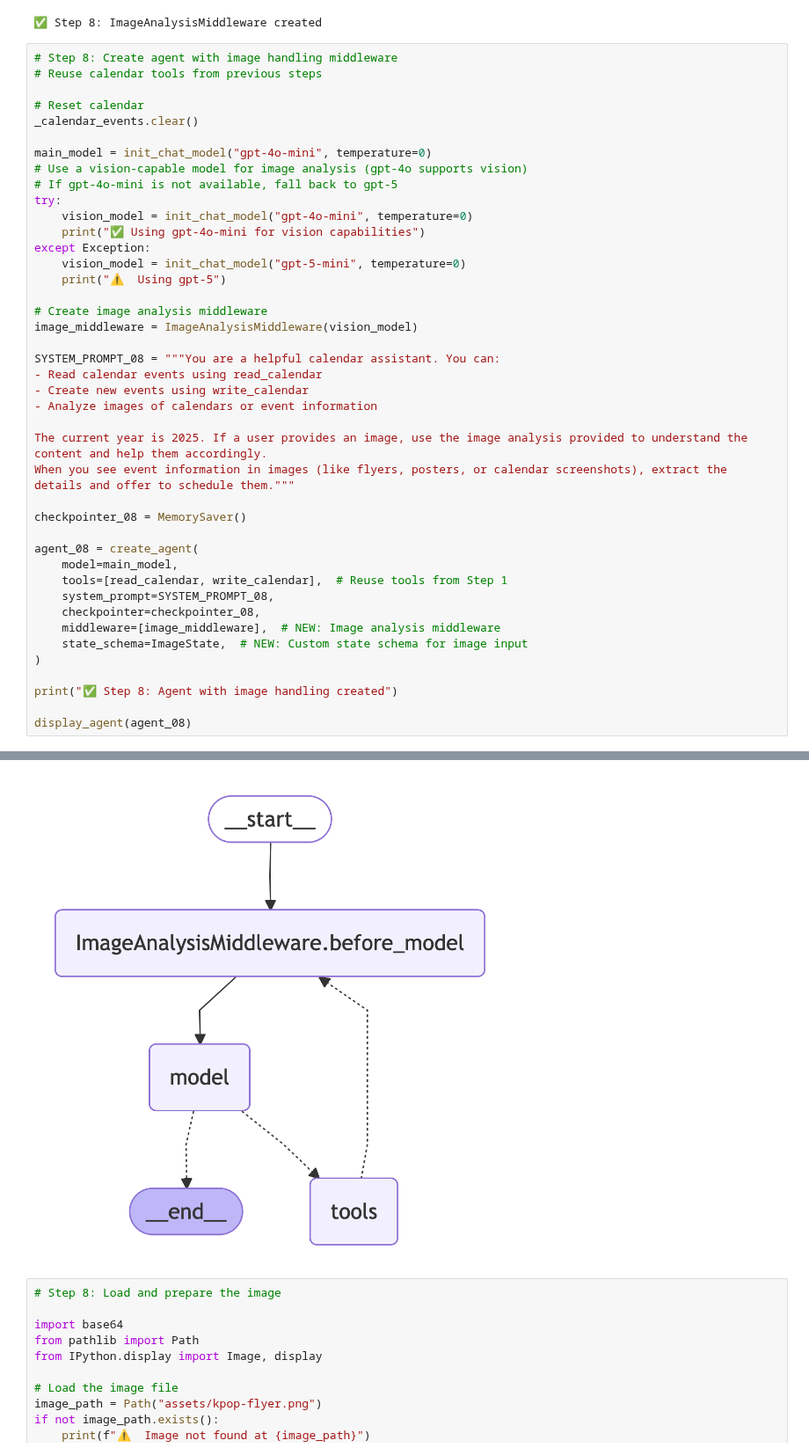
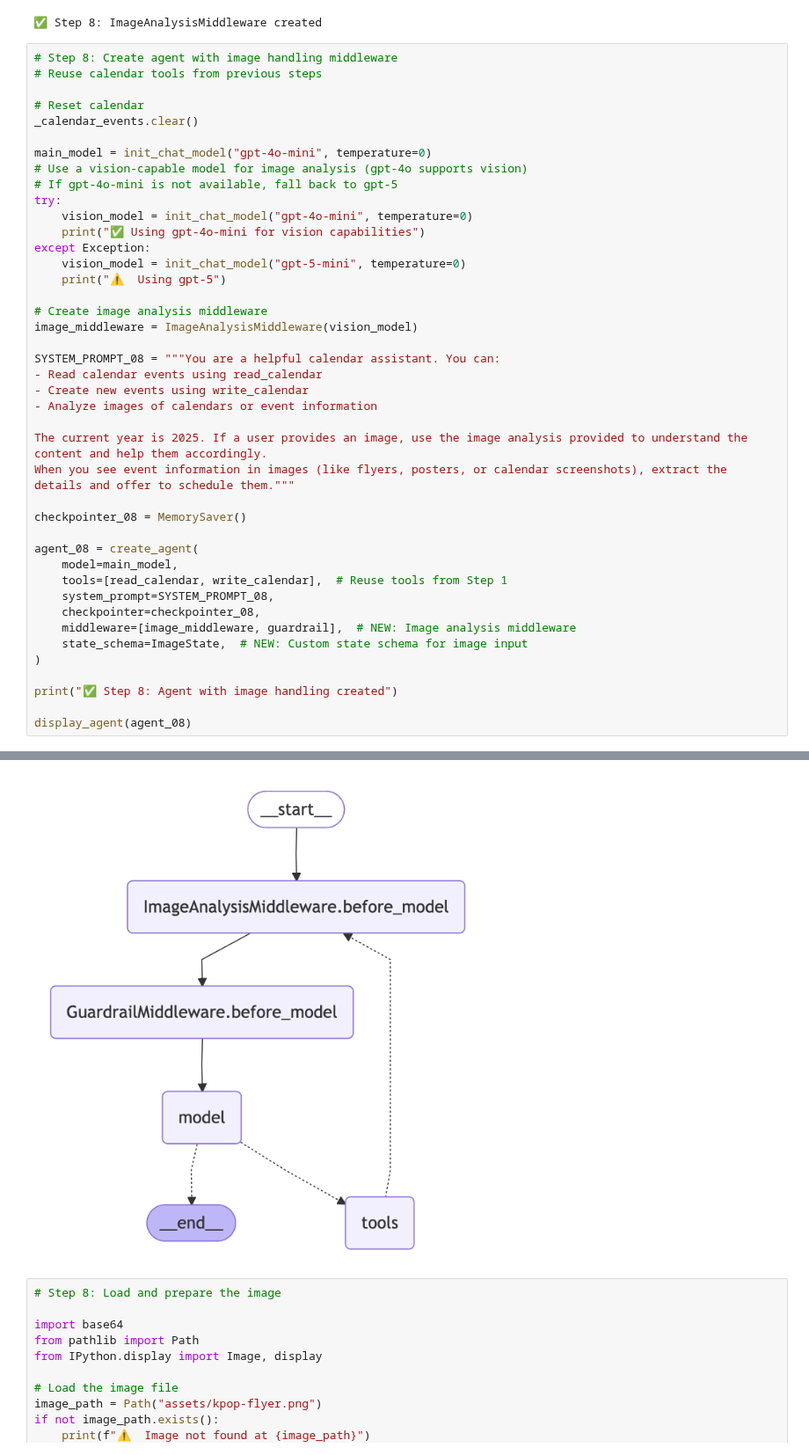
Before and after one commit to langchain-samples/planner-agent-workshop, a Jupyter notebook: workshop_notebook.ipynb, the cells around one changed output, grey strips where cells are left out. Shown at 88% size. Cells and saved outputs as stored; diff of their text form.

```diff
--- a/workshop_notebook.ipynb
+++ b/workshop_notebook.ipynb
@@ -1149,35 +1150,35 @@ except Exception:
     vision_model = init_chat_model("gpt-5-mini", temperature=0)
     print("⚠️  Using gpt-5")
 
 # Create image analysis middleware
 image_middleware = ImageAnalysisMiddleware(vision_model)
 
 SYSTEM_PROMPT_08 = """You are a helpful calendar assistant. You can:
 - Read calendar events using read_calendar
 - Create new events using write_calendar
 - Analyze images of calendars or event information
 
 The current year is 2025. If a user provides an image, use the image analysis provided to understand the content and help them accordingly.
 When you see event information in images (like flyers, posters, or calendar screenshots), extract the details and offer to schedule them."""
 
 checkpointer_08 = MemorySaver()
 
 agent_08 = create_agent(
     model=main_model,
     tools=[read_calendar, write_calendar],  # Reuse tools from Step 1
     system_prompt=SYSTEM_PROMPT_08,
     checkpointer=checkpointer_08,
-    middleware=[image_middleware],  # NEW: Image analysis middleware
+    middleware=[image_middleware, guardrail],  # NEW: Image analysis middleware
     state_schema=ImageState,  # NEW: Custom state schema for image input
 )
 
 print("✅ Step 8: Agent with image handling created")
 
 display_agent(agent_08)
 # %% [output]
 ✅ Using gpt-4o-mini for vision capabilities
 ✅ Step 8: Agent with image handling created
-[figure, old version]
+[figure, new version]
 # %%
 # Step 8: Load and prepare the image
 
```
Also changed, not shown: parts of 8 cells of this notebook, 14 other files.
